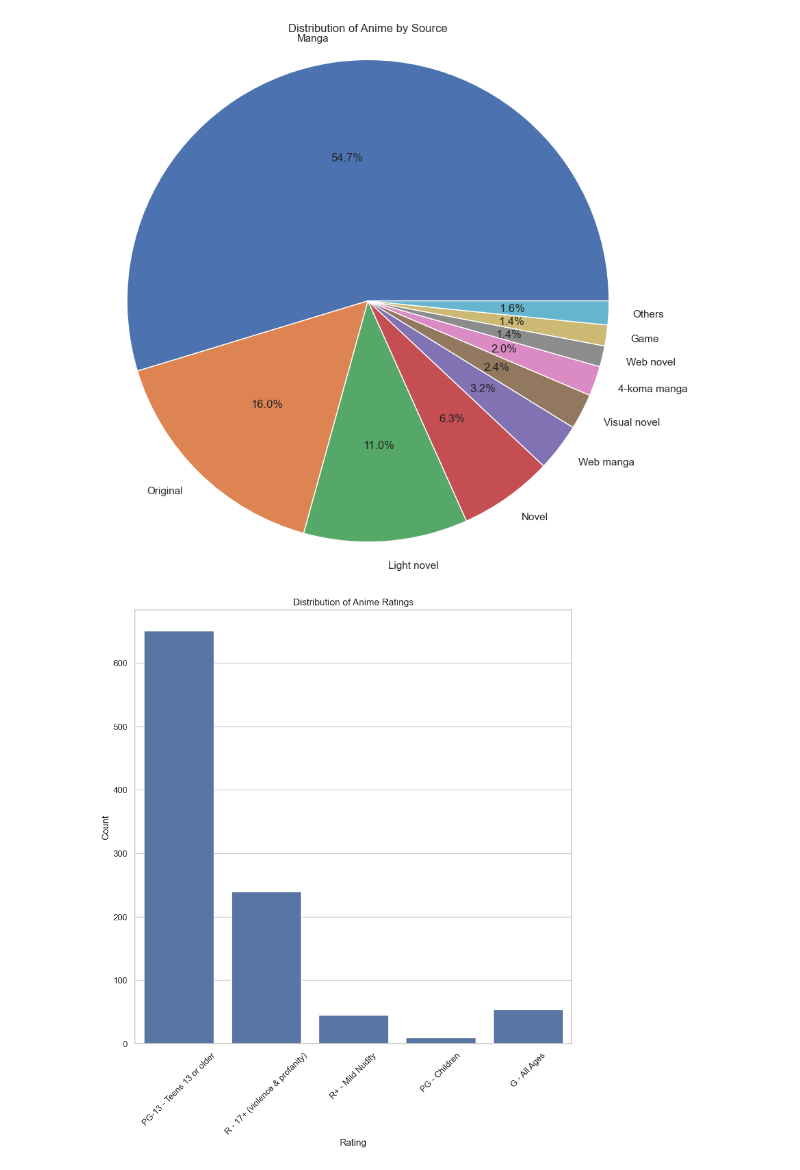
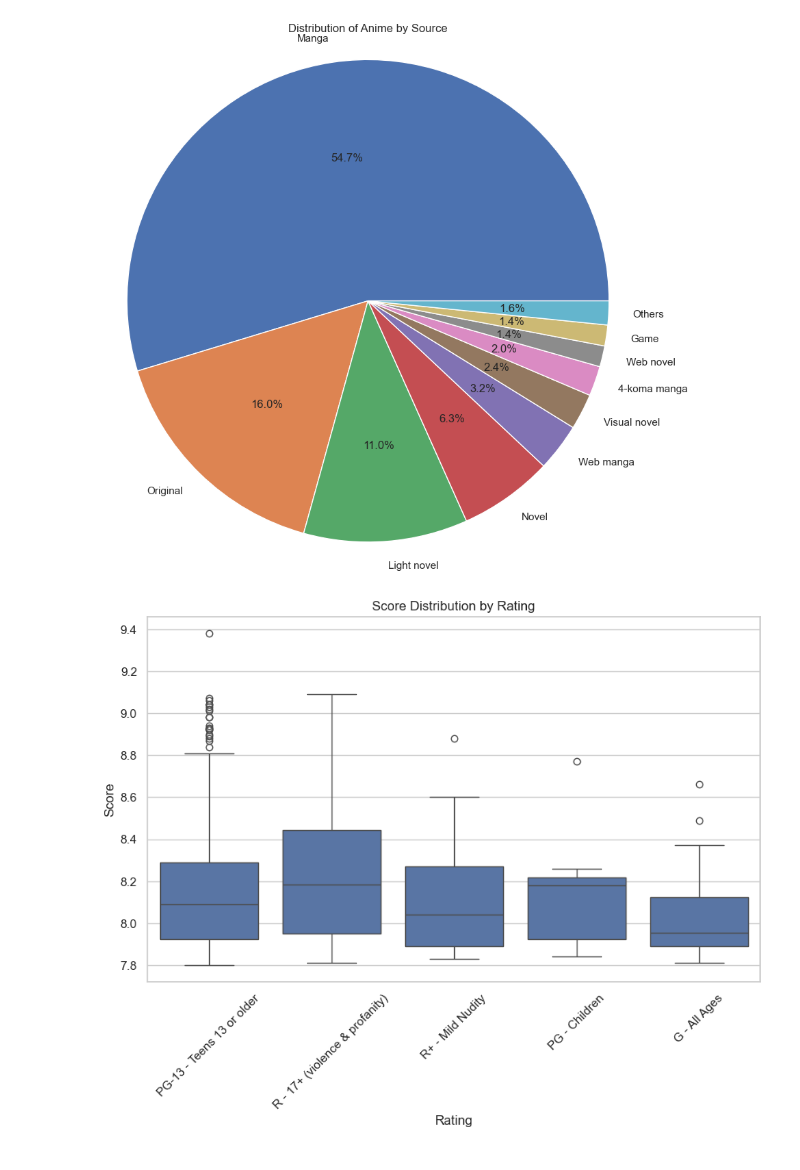
Before and after one commit to Amr-Hacoglu/Top_Anime_Dataset_2024_Analysis, a Jupyter notebook: top-anime-dataset-2024.ipynb, the cells around one changed output. Cells and saved outputs as stored; diff of their text form; code cells hidden in the pictures.

```diff
--- a/top-anime-dataset-2024.ipynb
+++ b/top-anime-dataset-2024.ipynb
@@ -236,14 +244,14 @@ plt.axis('equal')
 plt.show()
 # %% [output]
 [figure]
-# %%
-# Count plot of Rating
-plt.figure(figsize=(10, 10))
-sns.countplot(x='Rating', data=df)
-plt.title('Distribution of Anime Ratings')
-plt.xlabel('Rating')
-plt.ylabel('Count')
-plt.xticks(rotation=45)
-plt.show()
-# %% [output]
-[figure, removed]
+# %%
+# Score Distribution by Rating
+plt.figure(figsize=(10, 6))
+sns.boxplot(x='Rating', y='Score', data=df)
+plt.title('Score Distribution by Rating')
+plt.xlabel('Rating')
+plt.ylabel('Score')
+plt.xticks(rotation=45)
+plt.show()
+# %% [output]
+[figure, added]
```
Also changed, not shown: parts of 10 cells of this notebook.
